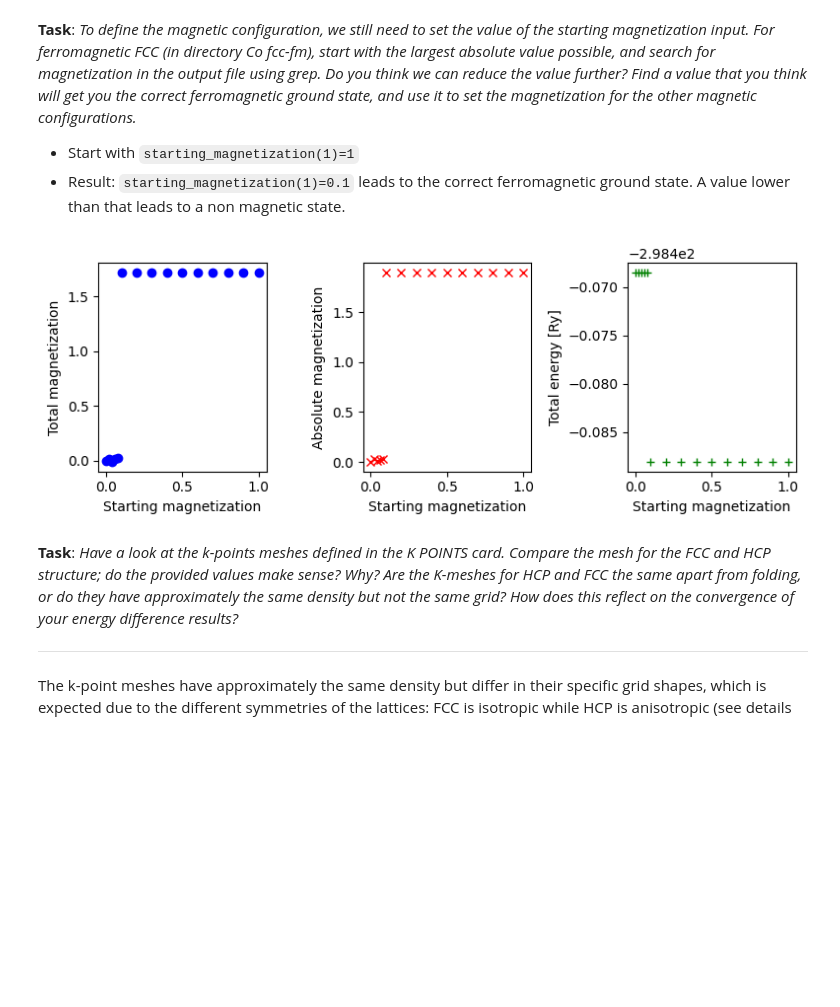
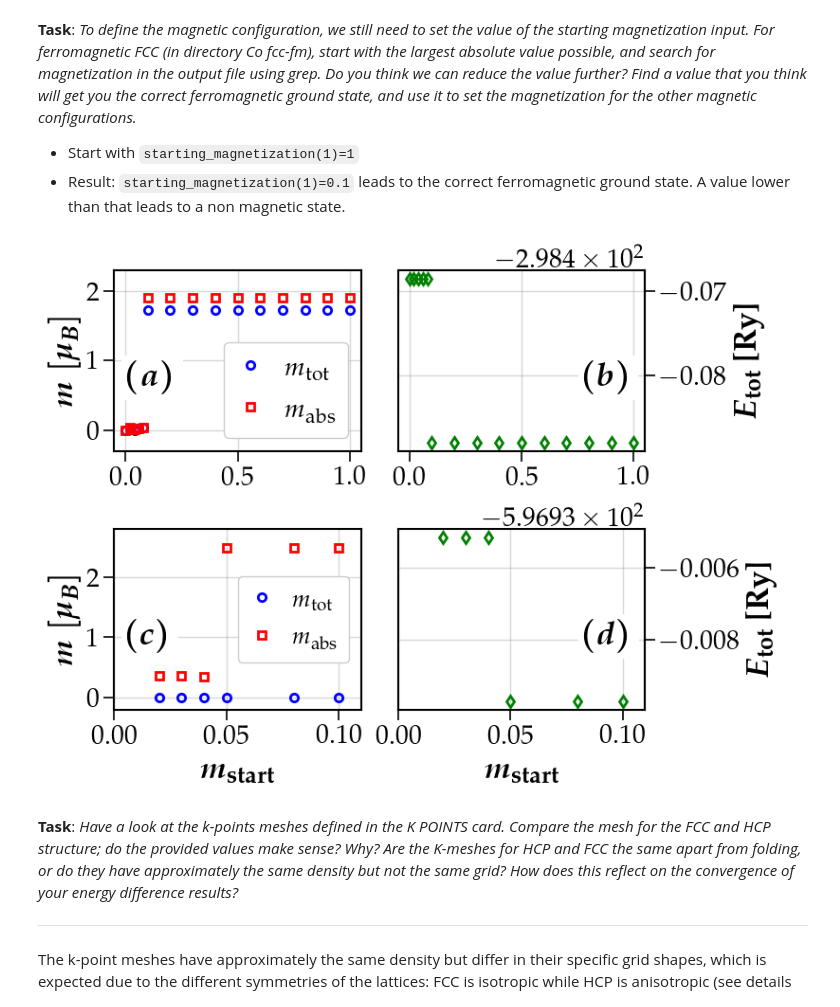
Before and after one commit to sylvainshan/MSE-468-Atomisitc-and-Quantum-Simulations-of-Materials, a Jupyter notebook: lab3/exercise_3/lab3_exercise3.ipynb, the cells around one changed output. Saved outputs shown, nothing was run; the diff lists cells and outputs as text; code cells hidden in the pictures; blank space fills up the shorter version.

```diff
--- a/lab3/exercise_3/lab3_exercise3.ipynb
+++ b/lab3/exercise_3/lab3_exercise3.ipynb
@@ -109,42 +111,111 @@ from utils import load_and_process_nm_dos, load_and_process_fm_dos, plot_combine
 # %%
 starting_magnetization = [1.0, 0.9, 0.8,
                           0.7, 0.6, 0.5,
                           0.4, 0.3, 0.2,
                           0.1, 0.0, 0.02,
                           0.04, 0.06, 0.08]
 
 total_magnetization = [1.72, 1.72, 1.72,
                        1.72, 1.72, 1.72,
                        1.72, 1.72, 1.72,
                        1.72, 0.00, 0.02,
                        -0.01, 0.02, 0.03]
 
 absolute_magnetization = [1.90, 1.90, 1.90,
                           1.90, 1.90, 1.90,
                           1.90, 1.90, 1.90,
                           1.90, 0.00, 0.03,
                           0.01, 0.02, 0.03]
 
 total_energy = [-298.48807788, -298.48807788, -298.48807788,
                 -298.48807788, -298.48807788, -298.48807788,
                 -298.48807788, -298.48807788, -298.48807788,
                 -298.48807788, -298.46847745, -298.46847762,
                 -298.46847747, -298.46847759, -298.46847765]
 
-fig, ax = plt.subplots(1, 3, figsize=(8, 3))
-ax[0].plot(starting_magnetization, total_magnetization, 'bo')
-ax[0].set_xlabel('Starting magnetization')
-ax[0].set_ylabel('Total magnetization')
-ax[1].plot(starting_magnetization, absolute_magnetization, 'rx')
-ax[1].set_xlabel('Starting magnetization')
-ax[1].set_ylabel('Absolute magnetization')
-ax[2].plot(starting_magnetization, total_energy, 'g+')
-ax[2].set_xlabel('Starting magnetization')
-ax[2].set_ylabel('Total energy [Ry]')
+
+# AFM data
+start_mag = [
+    1.0, 0.9, 0.1,
+    0.08, 0.05, 0.02,
+    0.03, 0.04
+]
+
+
+total_mag = [
+    0.00, 0.00, 0.00,
+    0.00, 0.00, 0.00,
+    0.00, 0.00
+]
+
+absolute_mag = [
+    2.49, 2.49, 2.49,
+    2.49, 2.49, 0.36,
+    0.36, 0.35
+]
+
+total_energy_afm = [
+    -596.93970282, -596.93970282, -596.93970283,
+    -596.93970282, -596.93970282, -596.93515044,
+    -596.93515045, -596.93515046
+]
+
+fig, ax = plt.subplots(2, 2, figsize=(8, 6))
+ax[0, 0].plot(starting_magnetization, total_magnetization, label=r'$m_{\rm tot}$',
+              markeredgewidth=2,
+           color='blue', marker='o', markerfacecolor='none', linestyle='None')
+ax[0, 0].plot(starting_magnetization, absolute_magnetization, label=r'$m_{\rm abs}$',
+                markeredgewidth=2,
+           color='red', marker='s', markerfacecolor='none', linestyle='None')
+ax[0, 0].set_ylabel(r'$\boldsymbol{m\;[\mu_B]}$')
+ax[0, 0].set_ylim(-0.3, 2.3)
+ax[0, 0].grid()
+ax[0, 0].legend(loc='lower right', fontsize=20)
+
+ax[0, 1].plot(starting_magnetization, total_energy, color='green', marker='d', markeredgewidth=2,
+               markerfacecolor='none', linestyle='None')
+ax[0, 1].set_ylabel(r'$\boldsymbol{E_{\rm tot}}$ $\textbf{[Ry]}$')
+ax[0, 1].yaxis.tick_right()
+ax[0, 1].yaxis.set_label_position("right")
+ax[0, 1].grid()
+
+ax[1, 0].plot(start_mag, total_mag, label=r'$m_{\rm tot}$', markeredgewidth=2,
+              color='blue', marker='o', markerfacecolor='none', linestyle='None')
+ax[1, 0].plot(start_mag, absolute_mag, label=r'$m_{\rm abs}$', markeredgewidth=2,
+                color='red', marker='s', markerfacecolor='none', linestyle='None')
+ax[1, 0].set_xlabel(r'$\boldsymbol{m_{\rm start}}$')
+ax[1, 0].set_ylabel(r'$\boldsymbol{m\;[\mu_B]}$')
+ax[1, 0].set_ylim(-0.2, 2.8)
+ax[1, 0].grid()
+ax[1, 0].legend(loc='center right', fontsize=18)
+ax[1, 0].set_xlim(0, 0.11)
+
+ax[1, 1].plot(start_mag, total_energy_afm, color='green', marker='d', markeredgewidth=2,
+              markerfacecolor='none', linestyle='None')
+ax[1, 1].set_xlabel(r'$\boldsymbol{m_{\rm start}}$')
+ax[1, 1].set_ylabel(r'$\boldsymbol{E_{\rm tot}}$ $\textbf{[Ry]}$')
+ax[1, 1].yaxis.tick_right()
+ax[1, 1].yaxis.set_label_position("right")
+ax[1, 1].grid()
+ax[1, 1].set_xlim(0, 0.11)
+
+# Add text annotations (a) (b), (c), (d)
+ax[0, 0].text(0.05, 0.5, r'$\boldsymbol{(a)}$', transform=ax[0, 0].transAxes, fontsize=25,
+              verticalalignment='top', horizontalalignment='left', bbox=dict(facecolor='white', alpha=1, edgecolor='None'))
+ax[0, 1].text(0.75, 0.5, r'$\boldsymbol{(b)}$', transform=ax[0, 1].transAxes, fontsize=25,
+                verticalalignment='top', horizontalalignment='left', bbox=dict(facecolor='white', alpha=1, edgecolor='None'))
+ax[1, 0].text(0.05, 0.5, r'$\boldsymbol{(c)}$', transform=ax[1, 0].transAxes, fontsize=25,
+                verticalalignment='top', horizontalalignment='left', bbox=dict(facecolor='white', alpha=1, edgecolor='None'))
+ax[1, 1].text(0.75, 0.5, r'$\boldsymbol{(d)}$', transform=ax[1, 1].transAxes, fontsize=25,
+                verticalalignment='top', horizontalalignment='left', bbox=dict(facecolor='white', alpha=1, edgecolor='None'))
+
 plt.tight_layout()
+
+plt.savefig("Figures/fig_magnetization_energy.pdf", bbox_inches='tight')
+
 plt.show()
 # %% [output]
-[figure, old version]
+[figure, new version]
 # %% [markdown]
 **Task**: *Have a look at the k-points meshes defined in the K POINTS card. Compare the mesh for the FCC and HCP structure; do the provided values make sense? Why? Are the K-meshes for HCP and FCC the same apart from folding, or do they have approximately the same density but not the same grid? How does this reflect on the convergence of your energy difference results?*
 
```
Also changed, not shown: parts of 5 cells of this notebook, 35 other files.
